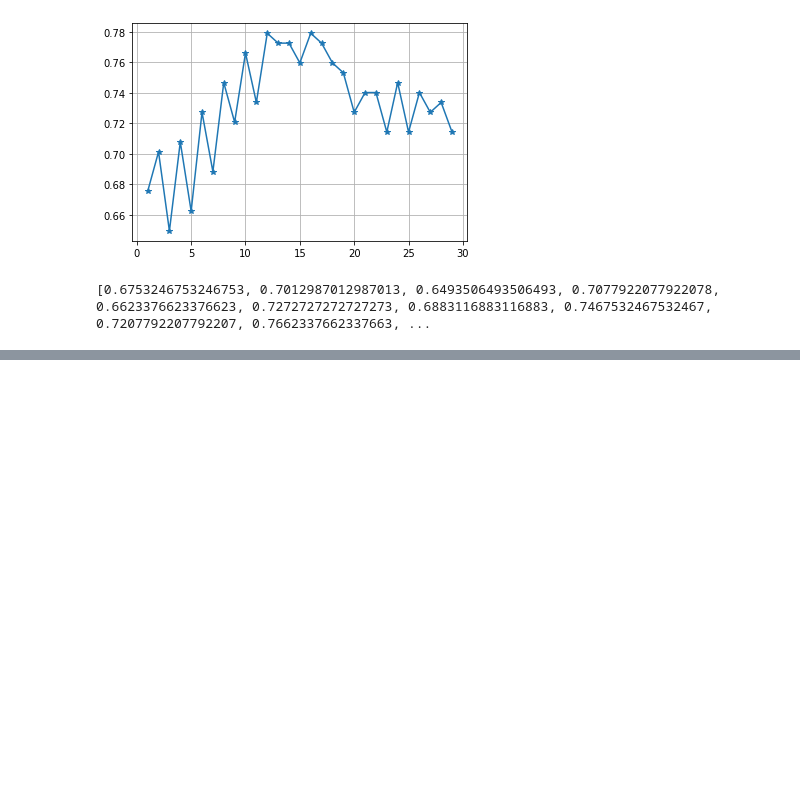
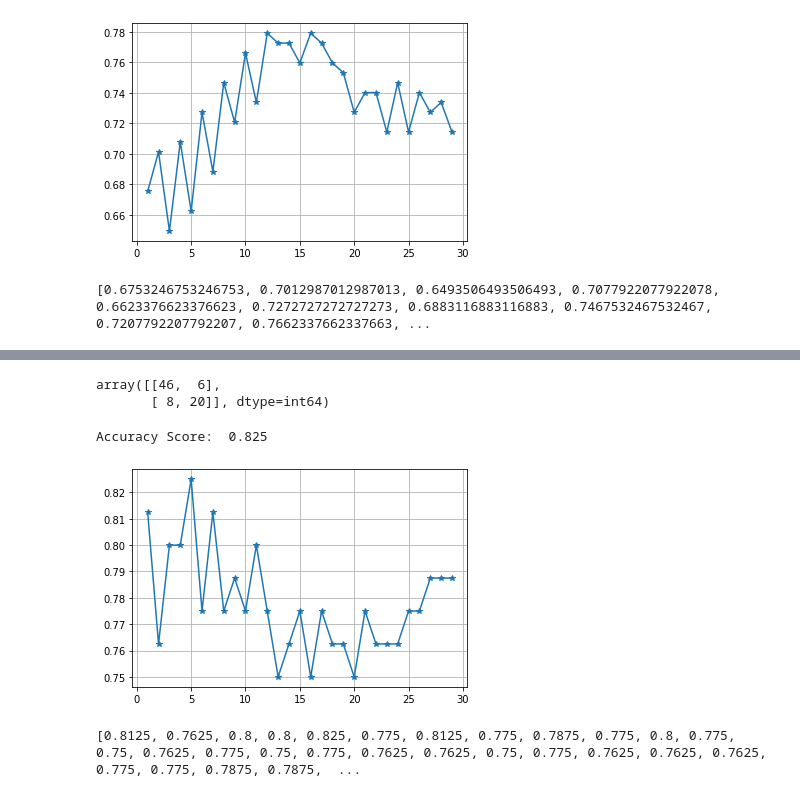
Before and after one commit to ShahHet2812/Sem4, a Jupyter notebook: B4_128_Sem_4/B4_T2/Python/Chapter-6.ipynb, the cells around one changed output, grey strips where cells are left out. Saved outputs shown, nothing was run; the diff lists cells and outputs as text; code cells hidden in the pictures; blank space fills up the shorter version.

```diff
--- a/B4_128_Sem_4/B4_T2/Python/Chapter-6.ipynb
+++ b/B4_128_Sem_4/B4_T2/Python/Chapter-6.ipynb
@@ -149,0 +362,4 @@ print(k)
+# %%
+y=df['Purchased']
+x=df.drop(['Purchased'],axis=1)
+x
@@ -149,0 +395,7 @@ print(k)
+# %%
+from sklearn.model_selection import train_test_split
+x_train,x_test,y_train,y_test=train_test_split(x,y,test_size=0.2,random_state=42)
+# %%
+nn = KNeighborsClassifier(n_neighbors=5)
+# %%
+model = nn.fit(x_train, y_train)
@@ -149,0 +428,28 @@ print(k)
+# %%
+from sklearn.metrics import confusion_matrix
+cm = confusion_matrix(y_test, prediction)
+cm
+# %% [output]
+array([[46,  6],
+       [ 8, 20]], dtype=int64)
+# %%
+from sklearn.metrics import accuracy_score
+print("Accuracy Score: ",accuracy_score(y_test,prediction))
+# %% [output]
+Accuracy Score:  0.825
+# %%
+k=[]
+for i in range(1,30):
+    nn=KNeighborsClassifier(n_neighbors=i)
+    model=nn.fit(x_train,y_train)
+    y_pred=model.predict(x_test)
+    from sklearn.metrics import accuracy_score
+    k.append(accuracy_score(y_test,y_pred))
+import matplotlib.pyplot as plt
+plt.plot(range(1,30),k,marker="*")
+plt.grid()
+plt.show()
+print(k)
+# %% [output]
+[figure, added]
+[0.8125, 0.7625, 0.8, 0.8, 0.825, 0.775, 0.8125, 0.775, 0.7875, 0.775, 0.8, 0.775, 0.75, 0.7625, 0.775, 0.75, 0.775, 0.7625, 0.7625, 0.75, 0.775, 0.7625, 0.7625, 0.7625, 0.775, 0.775, 0.7875, 0.7875,  ...
```
Also changed, not shown: parts of 46 cells of this notebook, 4 other files.
